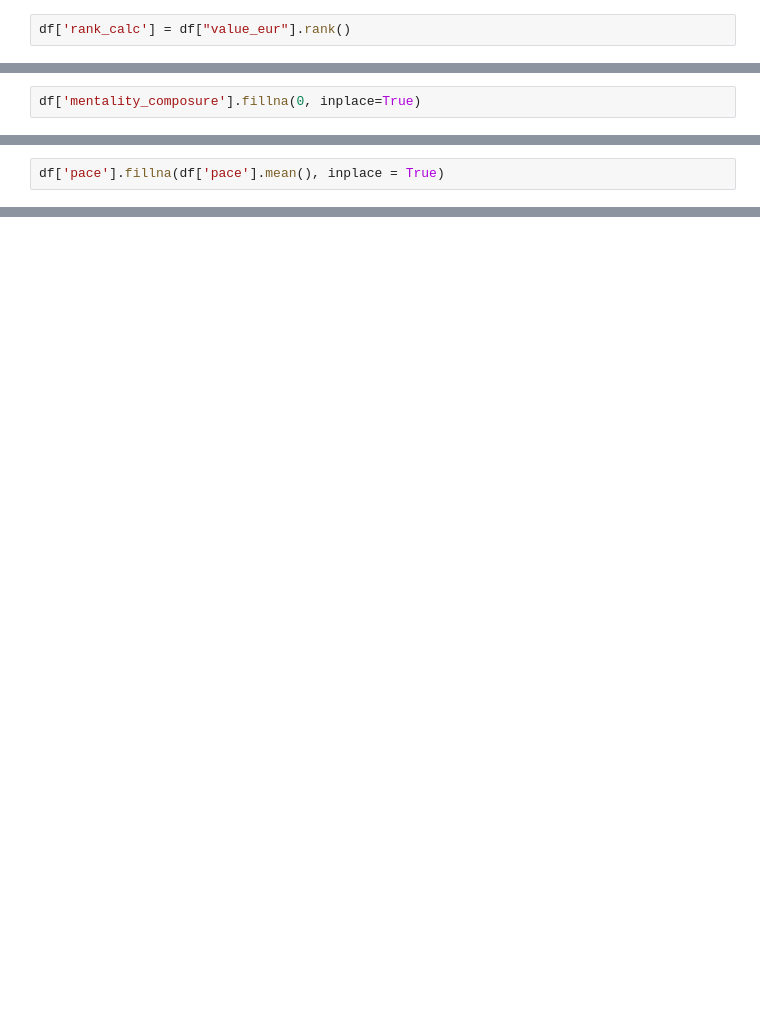
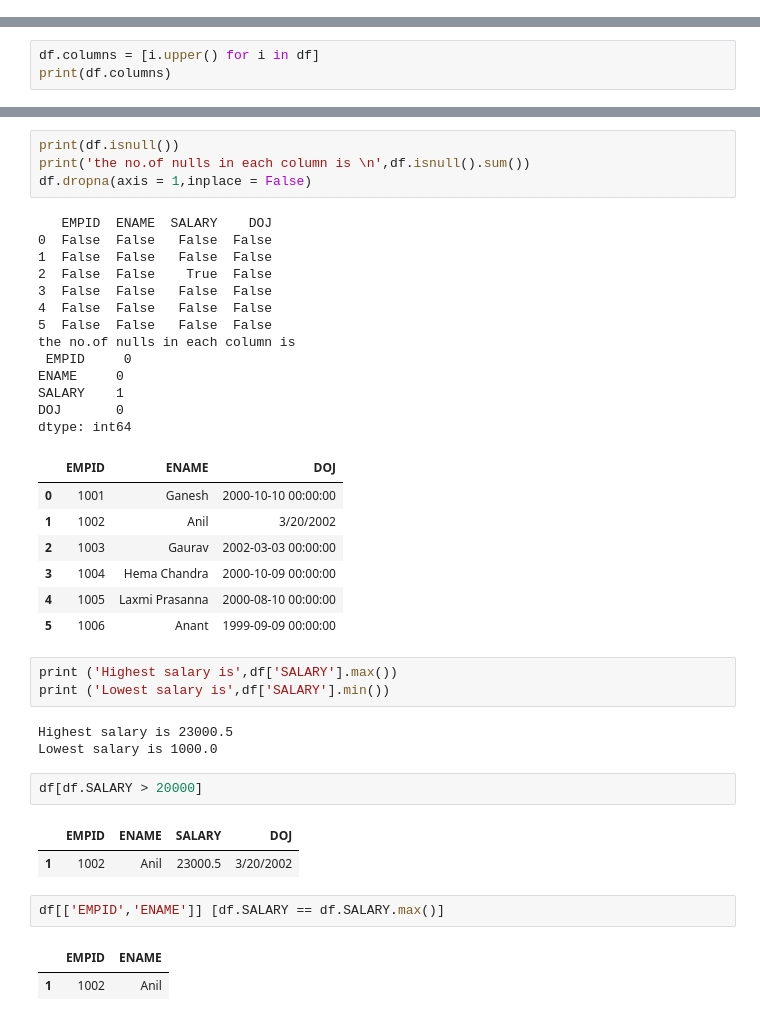
Before and after one commit to Akshitha145/Pandas, a Jupyter notebook: pandas.ipynb, the cells around one changed output, grey strips where cells are left out. Saved outputs shown, nothing was run; the diff lists cells and outputs as text; blank space fills up the shorter version.

```diff
--- a/pandas.ipynb
+++ b/pandas.ipynb
@@ -443,2 +64,0 @@ Here we have the number of unique values in each column.
-# %%
-df['rank_calc'] = df["value_eur"].rank()
@@ -550,2 +64,0 @@ Look, there are some null values in shooting, passing, defending, and some other
-# %%
-df['mentality_composure'].fillna(0, inplace=True)
@@ -572,2 +64,0 @@ As I mentioned before replacing by zero may not be the most efficient way. You c
-# %%
-df['pace'].fillna(df['pace'].mean(), inplace = True)
@@ -853,0 +86,3 @@ df1
+# %%
+df.columns = [i.upper() for i in df]
+print(df.columns)
@@ -853,0 +100,41 @@ df1
+# %%
+print(df.isnull())
+print('the no.of nulls in each column is \n',df.isnull().sum())
+df.dropna(axis = 1,inplace = False)
+# %% [output]
+   EMPID  ENAME  SALARY    DOJ
+0  False  False   False  False
+1  False  False   False  False
+2  False  False    True  False
+3  False  False   False  False
+4  False  False   False  False
+5  False  False   False  False
+the no.of nulls in each column is
+ EMPID     0
+ENAME     0
+SALARY    1
+DOJ       0
+dtype: int64
+|  | EMPID | ENAME | DOJ |
+| 0 | 1001 | Ganesh | 2000-10-10 00:00:00 |
+| 1 | 1002 | Anil | 3/20/2002 |
+| 2 | 1003 | Gaurav | 2002-03-03 00:00:00 |
+| 3 | 1004 | Hema Chandra | 2000-10-09 00:00:00 |
+| 4 | 1005 | Laxmi Prasanna | 2000-08-10 00:00:00 |
+| 5 | 1006 | Anant | 1999-09-09 00:00:00 |
+# %%
+print ('Highest salary is',df['SALARY'].max())
+print ('Lowest salary is',df['SALARY'].min())
+# %% [output]
+Highest salary is 23000.5
+Lowest salary is 1000.0
+# %%
+df[df.SALARY > 20000]
+# %% [output]
+|  | EMPID | ENAME | SALARY | DOJ |
+| 1 | 1002 | Anil | 23000.5 | 3/20/2002 |
+# %%
+df[['EMPID','ENAME']] [df.SALARY == df.SALARY.max()]
+# %% [output]
+|  | EMPID | ENAME |
+| 1 | 1002 | Anil |
```
Also changed, not shown: parts of 119 cells of this notebook.
